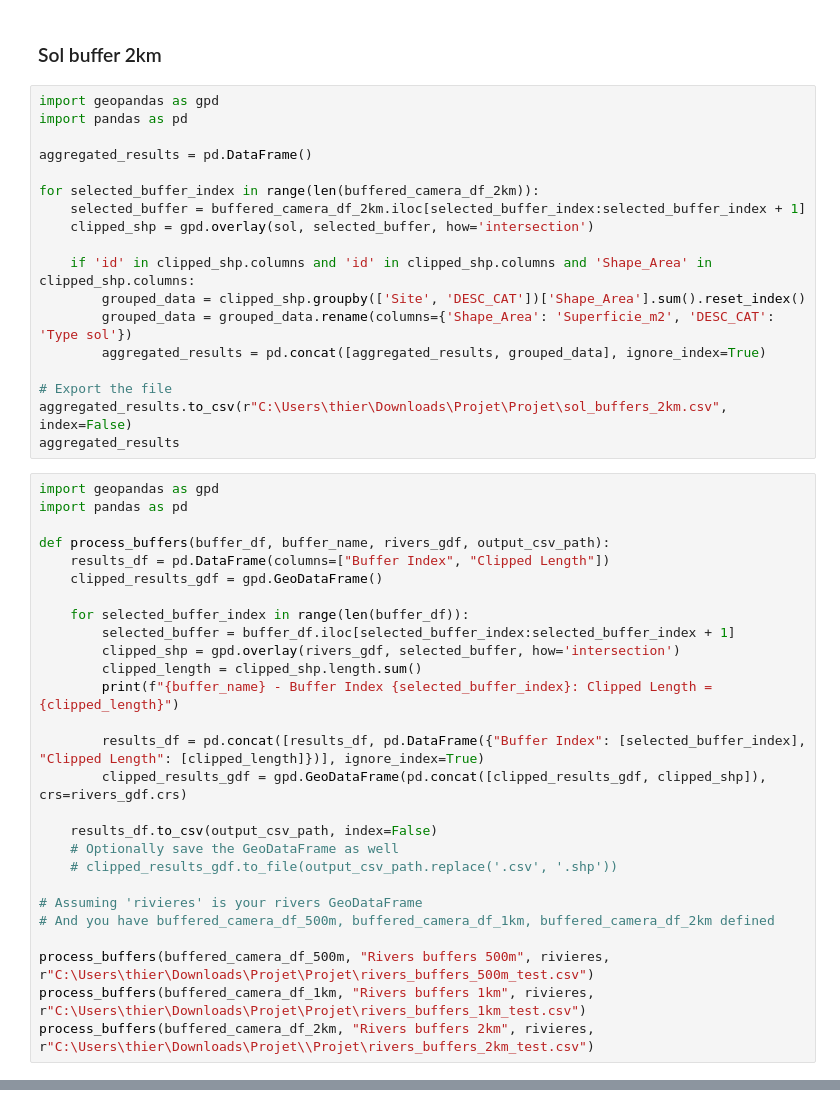
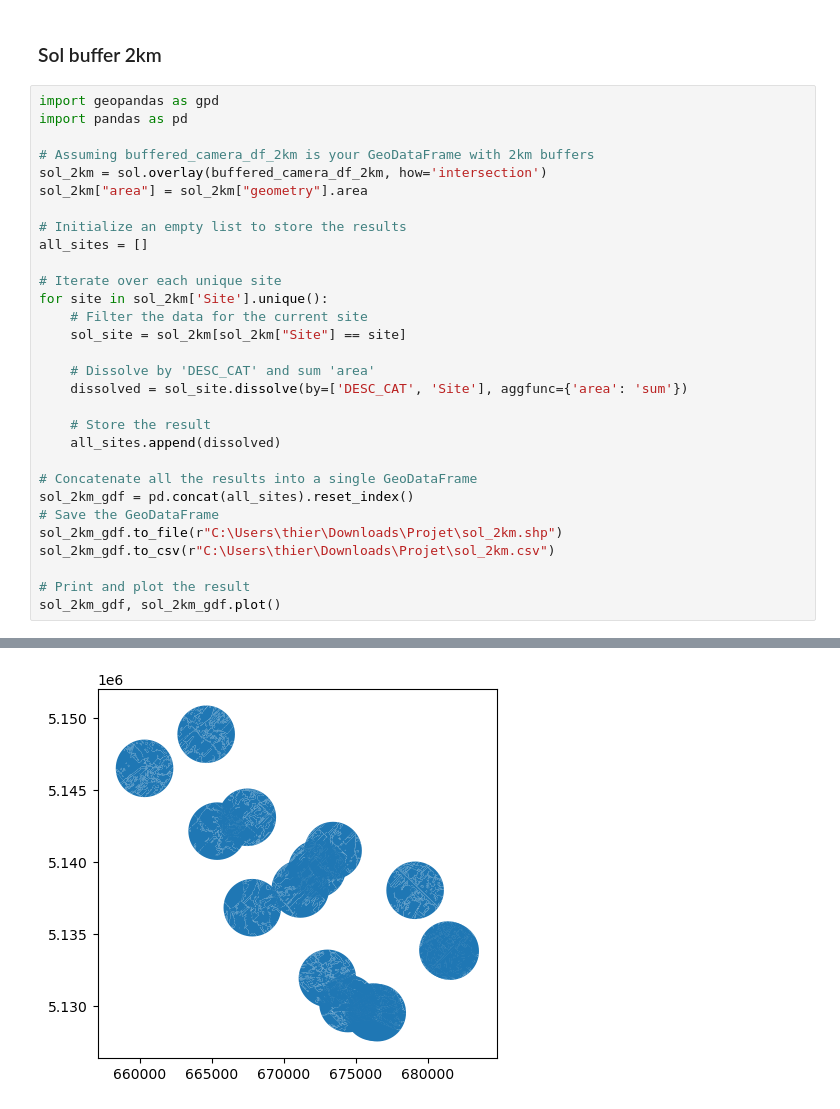
Before and after one commit to tofunori/Multi-buffers-data-extraction, a Jupyter notebook: multi_buffers.ipynb, the cells around one changed output, grey strips where cells are left out. Drawn from its saved outputs; the diff is of its cells as text.

```diff
--- a/multi_buffers.ipynb
+++ b/multi_buffers.ipynb
@@ -671,47 +670,33 @@ aggregated_results
 # %% [markdown]
 ### Sol buffer 2km
-# %%
-import geopandas as gpd
-import pandas as pd
-
-aggregated_results = pd.DataFrame()
-
-for selected_buffer_index in range(len(buffered_camera_df_2km)):
-    selected_buffer = buffered_camera_df_2km.iloc[selected_buffer_index:selected_buffer_index + 1]
-    clipped_shp = gpd.overlay(sol, selected_buffer, how='intersection')
-
-    if 'id' in clipped_shp.columns and 'id' in clipped_shp.columns and 'Shape_Area' in clipped_shp.columns:
-        grouped_data = clipped_shp.groupby(['Site', 'DESC_CAT'])['Shape_Area'].sum().reset_index()
-        grouped_data = grouped_data.rename(columns={'Shape_Area': 'Superficie_m2', 'DESC_CAT': 'Type sol'})
-        aggregated_results = pd.concat([aggregated_results, grouped_data], ignore_index=True)
-
-# Export the file
-aggregated_results.to_csv(r"C:\Users\thier\Downloads\Projet\Projet\sol_buffers_2km.csv", index=False)
-aggregated_results
-# %%
-import geopandas as gpd
-import pandas as pd
-
-def process_buffers(buffer_df, buffer_name, rivers_gdf, output_csv_path):
-    results_df = pd.DataFrame(columns=["Buffer Index", "Clipped Length"])
-    clipped_results_gdf = gpd.GeoDataFrame()
-
-    for selected_buffer_index in range(len(buffer_df)):
-        selected_buffer = buffer_df.iloc[selected_buffer_index:selected_buffer_index + 1]
-        clipped_shp = gpd.overlay(rivers_gdf, selected_buffer, how='intersection')
-        clipped_length = clipped_shp.length.sum()
-        print(f"{buffer_name} - Buffer Index {selected_buffer_index}: Clipped Length = {clipped_length}")
-
-        results_df = pd.concat([results_df, pd.DataFrame({"Buffer Index": [selected_buffer_index], "Clipped Length": [clipped_length]})], ignore_index=True)
-        clipped_results_gdf = gpd.GeoDataFrame(pd.concat([clipped_results_gdf, clipped_shp]), crs=rivers_gdf.crs)
-
-    results_df.to_csv(output_csv_path, index=False)
-    # Optionally save the GeoDataFrame as well
-    # clipped_results_gdf.to_file(output_csv_path.replace('.csv', '.shp'))
-
-# Assuming 'rivieres' is your rivers GeoDataFrame
-# And you have buffered_camera_df_500m, buffered_camera_df_1km, buffered_camera_df_2km defined
-
-process_buffers(buffered_camera_df_500m, "Rivers buffers 500m", rivieres, r"C:\Users\thier\Downloads\Projet\Projet\rivers_buffers_500m_test.csv")
-process_buffers(buffered_camera_df_1km, "Rivers buffers 1km", rivieres, r"C:\Users\thier\Downloads\Projet\Projet\rivers_buffers_1km_test.csv")
-process_buffers(buffered_camera_df_2km, "Rivers buffers 2km", rivieres, r"C:\Users\thier\Downloads\Projet\\Projet\rivers_buffers_2km_test.csv")
+# %%
+import geopandas as gpd
+import pandas as pd
+
+# Assuming buffered_camera_df_2km is your GeoDataFrame with 2km buffers
+sol_2km = sol.overlay(buffered_camera_df_2km, how='intersection')
+sol_2km["area"] = sol_2km["geometry"].area
+
+# Initialize an empty list to store the results
+all_sites = []
+
+# Iterate over each unique site
+for site in sol_2km['Site'].unique():
+    # Filter the data for the current site
+    sol_site = sol_2km[sol_2km["Site"] == site]
+
+    # Dissolve by 'DESC_CAT' and sum 'area'
+    dissolved = sol_site.dissolve(by=['DESC_CAT', 'Site'], aggfunc={'area': 'sum'})
+
+    # Store the result
+    all_sites.append(dissolved)
+
+# Concatenate all the results into a single GeoDataFrame
+sol_2km_gdf = pd.concat(all_sites).reset_index()
+# Save the GeoDataFrame
+sol_2km_gdf.to_file(r"C:\Users\thier\Downloads\Projet\sol_2km.shp")
+sol_2km_gdf.to_csv(r"C:\Users\thier\Downloads\Projet\sol_2km.csv")
+
+# Print and plot the result
+sol_2km_gdf, sol_2km_gdf.plot()
+# %% [output]
@@ -717,0 +720 @@ process_buffers(buffered_camera_df_2km, "Rivers buffers 2km", rivieres, r"C:\Use
+[figure, added]
```
Also changed, not shown: parts of 21 cells of this notebook.
